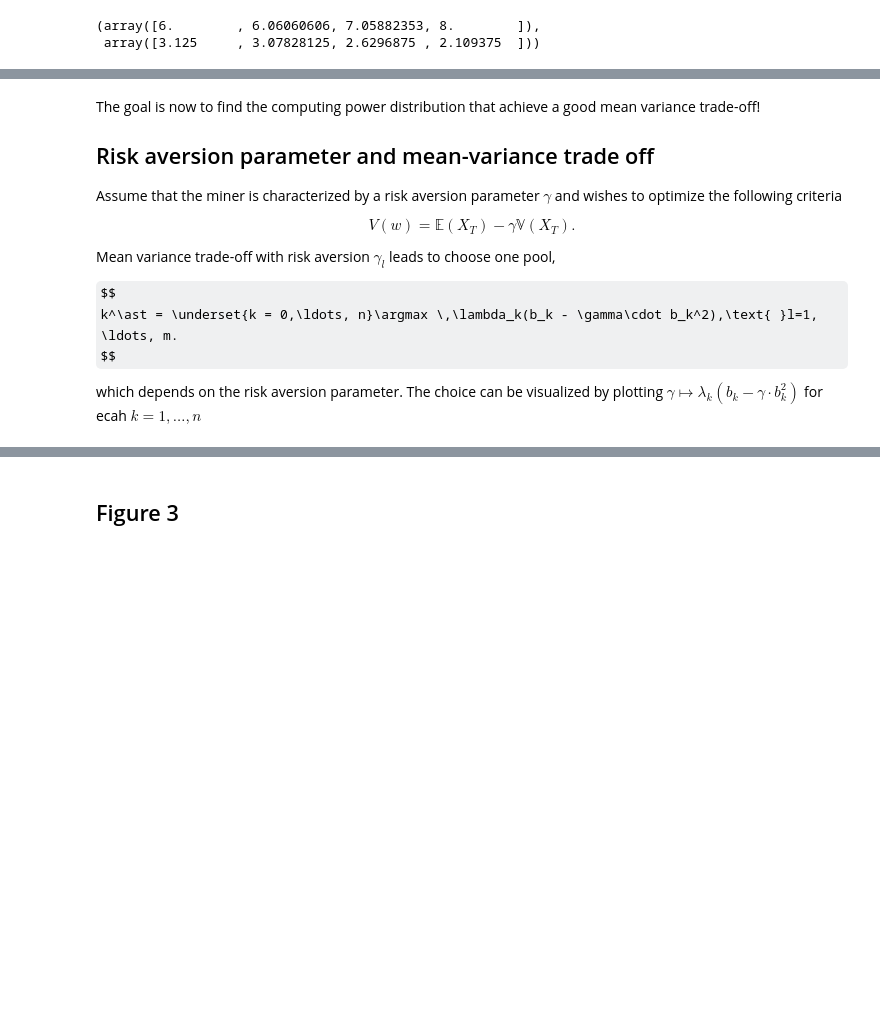
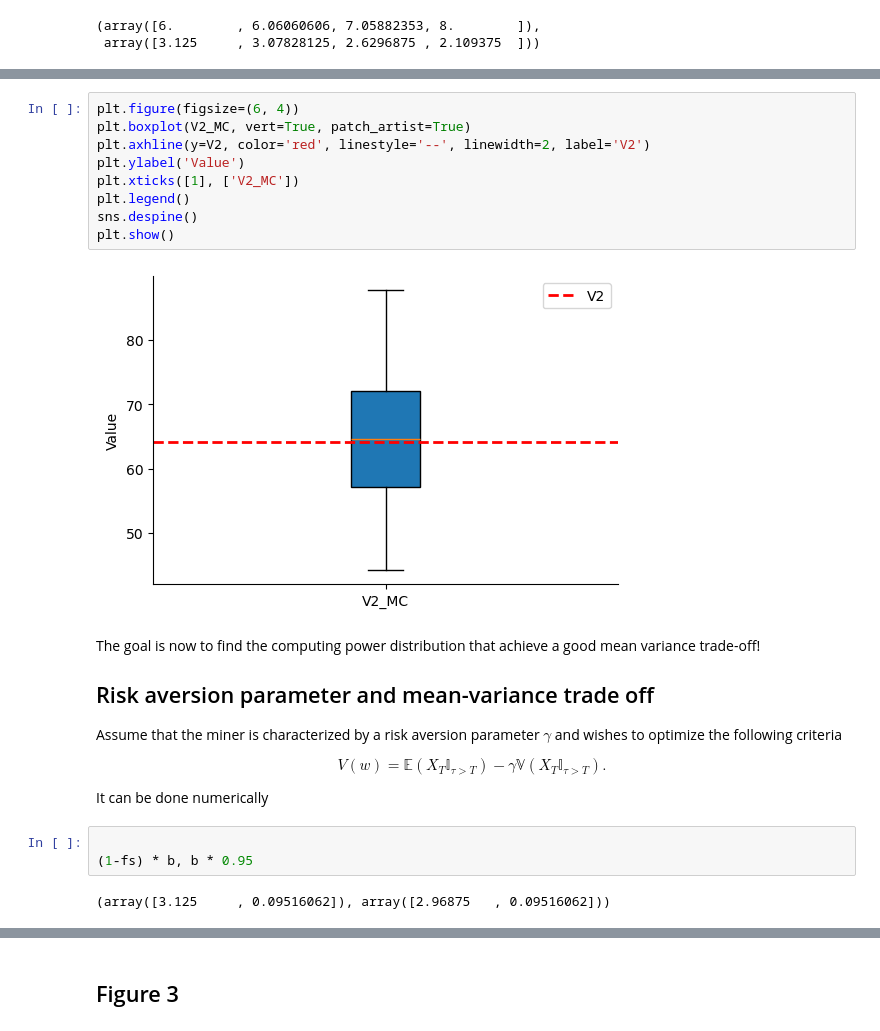
Before and after one commit to LaGauffre/optimal_blockchain_mining, a Jupyter notebook: python/mean_variance_tradeoffs_with_ruin.ipynb, the cells around one changed output, grey strips where cells are left out. Saved outputs shown, nothing was run; the diff lists cells and outputs as text; some formulas as TeX source; blank space fills up the shorter version.

```diff
--- a/python/mean_variance_tradeoffs_with_ruin.ipynb
+++ b/python/mean_variance_tradeoffs_with_ruin.ipynb
@@ -101,3 +222,14 @@ Weight vector w = [0.08219683 0.52725178 0.2306407  0.15991069]
+# %%
+plt.figure(figsize=(6, 4))
+plt.boxplot(V2_MC, vert=True, patch_artist=True)
+plt.axhline(y=V2, color='red', linestyle='--', linewidth=2, label='V2')
+plt.ylabel('Value')
+plt.xticks([1], ['V2_MC'])
+plt.legend()
+sns.despine()
+plt.show()
+# %% [output]
+[figure, added]
 # %% [markdown]
 The goal is now to find the computing power distribution that achieve a good mean variance trade-off!
 
@@ -106,13 +238,12 @@ The goal is now to find the computing power distribution that achieve a good mea
 Assume that the miner is characterized by a risk aversion parameter $\gamma$ and wishes to optimize the following criteria
 
 $$
-V(w) = \mathbb{E}(X_T) - \gamma \mathbb{V}(X_T).
+V(w) = \mathbb{E}(X_T\mathbb{I}_{\tau > T}) - \gamma \mathbb{V}(X_T \mathbb{I}_{\tau > T}).
 $$
 
-Mean variance trade-off with risk aversion $\gamma_l$ leads to choose one pool,
-
-$$
-k^\ast = \underset{k = 0,\ldots, n}\argmax \,\lambda_k(b_k - \gamma\cdot b_k^2),\text{ }l=1, \ldots, m.
-$$
-
-which depends on the risk aversion parameter. The choice can be visualized by plotting $\gamma \mapsto \lambda_k(b_k - \gamma\cdot b_k^2)$ for ecah $k = 1,\ldots, n$
+It can be done numerically
+# %%
+
+(1-fs) * b, b * 0.95
+# %% [output]
+(array([3.125     , 0.09516062]), array([2.96875   , 0.09516062]))
```
Also changed, not shown: parts of 11 cells of this notebook, 1 other file.
